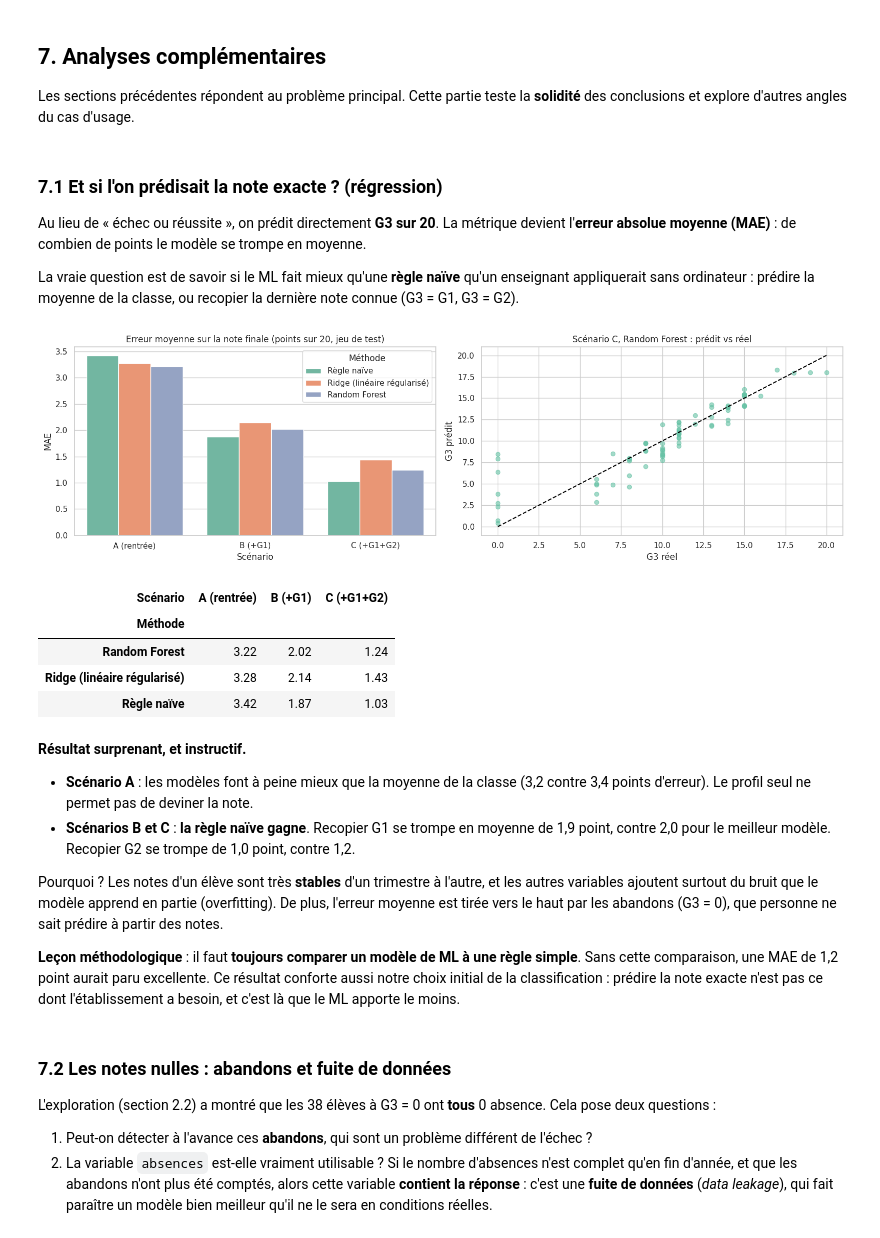
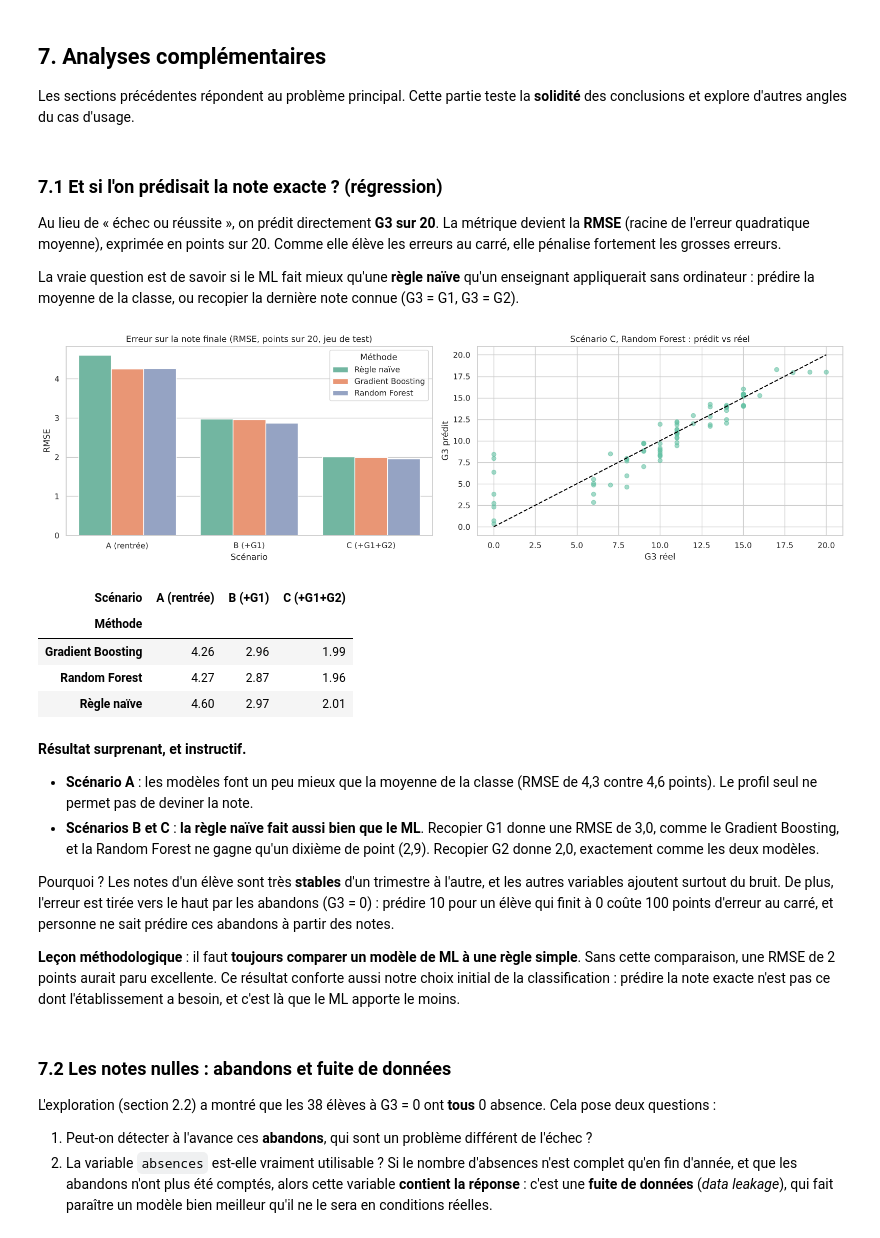
Before and after one commit to celinebuob64/project-ml, a Jupyter notebook: projet_ml_reussite_scolaire.ipynb, the cells around one changed output. Saved outputs shown, nothing was run; the diff lists cells and outputs as text; code cells hidden in the pictures.

```diff
--- a/projet_ml_reussite_scolaire.ipynb
+++ b/projet_ml_reussite_scolaire.ipynb
@@ -389,7 +397,7 @@ Cette courbe illustre le compromis biais-variance :
 On utilise **GridSearchCV** : chaque combinaison est évaluée par validation croisée à 5 plis, et on garde celle qui maximise le **F1** de la classe échec. Le jeu de test n'est **jamais** utilisé à cette étape.
 # %%
 grilles = {
-    "Régression logistique": (pipe_lr(), {"clf__C": [0.01, 0.03, 0.1, 0.3, 1, 3, 10]}),
+    "SVM": (pipe_svm(), {"clf__kernel": ["linear", "rbf"], "clf__C": [0.001, 0.01, 0.1, 1, 10]}),
     "Random Forest": (RandomForestClassifier(class_weight="balanced", random_state=SEED, n_jobs=-1),
                       {"n_estimators": [300], "max_depth": [3, 5, 8, None],
                        "min_samples_leaf": [1, 3, 5, 10], "max_features": ["sqrt", 0.5]}),
@@ -502,6 +518,8 @@ weighted avg      0.877     0.835     0.840        79
 Par défaut, un élève est signalé si sa probabilité d'échec dépasse 0,5. Mais l'école peut choisir ce seuil selon ses moyens : baisser le seuil augmente le rappel (moins d'élèves oubliés) au prix de plus de fausses alertes.
 # %%
 nom, m = finals["B (+G1)"]; cols = SCENARIOS["B (+G1)"]
+if not hasattr(m, "predict_proba"):  # le SVM ne donne pas de probabilité : on prend alors la Random Forest
+    nom, m = "Random Forest", meilleurs[("B (+G1)", "Random Forest")]
 proba = m.predict_proba(X_te[cols])[:, 1]
 seuils = np.arange(0.1, 0.91, 0.05)
 t = pd.DataFrame({"seuil": seuils,
@@ -523,9 +541,11 @@ Sur ce jeu de test, le rappel reste à 0,96 ou plus pour tout seuil entre 0,1 et
 # %%
 fig, ax = plt.subplots(1, 2, figsize=(16, 6))
 for a, scen in zip(ax, ["A (rentrée)", "B (+G1)"]):
-    nom, m = finals[scen]; cols = SCENARIOS[scen]
-    pi = permutation_importance(m, X_te[cols], y_te, scoring="roc_auc", n_repeats=30, random_state=SEED)
-    imp = pd.Series(pi.importances_mean, index=cols).sort_values().tail(12)
-    imp.plot.barh(ax=a, color="#8da0cb"); a.set_title(f"Scénario {scen} – {nom}\n(baisse d'AUC quand on mélange la variable)")
+    rf = meilleurs[(scen, "Random Forest")]; cols = SCENARIOS[scen]
+    imp = pd.Series(rf.feature_importances_, index=cols)
+    std = pd.Series(np.std([t.feature_importances_ for t in rf.estimators_], axis=0), index=cols)
+    top = imp.sort_values().tail(12)
+    top.plot.barh(ax=a, xerr=std[top.index], color="#8da0cb", capsize=3)
+    a.set_title(f"Scénario {scen} – Random Forest réglée\n(feature importance, barres = écart-type entre les arbres)")
 plt.tight_layout(); plt.show()
 # %% [output]
@@ -545,61 +565,64 @@ L'**importance par permutation** mesure de combien la performance chute quand on
 Les sections précédentes répondent au problème principal. Cette partie teste la **solidité** des conclusions et explore d'autres angles du cas d'usage.
 # %%
 from sklearn.base import clone
-from sklearn.linear_model import RidgeCV
 from sklearn.ensemble import RandomForestRegressor
-from sklearn.metrics import mean_absolute_error
-from sklearn.feature_selection import SelectKBest, f_classif
+from sklearn.metrics import mean_squared_error
+from sklearn.feature_selection import SelectFromModel
 from sklearn.tree import plot_tree
 
 def cv_score(m, X, yy, sc="f1"):
     r = cross_val_score(m, X, yy, cv=rcv, scoring=sc)
     return r.mean(), r.std()
 
+def rmse(y_vrai, y_pred):
+    return np.sqrt(mean_squared_error(y_vrai, y_pred))
+
 modele_A = finals["A (rentrée)"][1]
 modele_B = finals["B (+G1)"][1]
 # %% [markdown]
 ### 7.1 Et si l'on prédisait la note exacte ? (régression)
 
-Au lieu de « échec ou réussite », on prédit directement **G3 sur 20**. La métrique devient l'**erreur absolue moyenne (MAE)** : de combien de points le modèle se trompe en moyenne.
+Au lieu de « échec ou réussite », on prédit directement **G3 sur 20**. La métrique devient la **RMSE** (racine de l'erreur quadratique moyenne), exprimée en points sur 20. Comme elle élève les erreurs au carré, elle pénalise fortement les grosses erreurs.
 
 La vraie question est de savoir si le ML fait mieux qu'une **règle naïve** qu'un enseignant appliquerait sans ordinateur : prédire la moyenne de la classe, ou recopier la dernière note connue (G3 = G1, G3 = G2).
 # %%
+from sklearn.ensemble import GradientBoostingRegressor
 G3_tr, G3_te = df.loc[X_tr.index, "G3"], df.loc[X_te.index, "G3"]
 reg = []
 naifs = {"A (rentrée)": ("Moyenne de la classe", np.full(len(G3_te), G3_tr.mean())),
          "B (+G1)": ("Recopier G1", X_te["G1"]), "C (+G1+G2)": ("Recopier G2", X_te["G2"])}
 for scen, cols in SCENARIOS.items():
     nom_naif, pred_naif = naifs[scen]
-    reg.append({"Scénario": scen, "Méthode": "Règle naïve", "MAE": mean_absolute_error(G3_te, pred_naif), "détail": nom_naif})
-    for nom, m in [("Ridge (linéaire régularisé)", Pipeline([("sc", StandardScaler()), ("r", RidgeCV(alphas=np.logspace(-2, 3, 30)))])),
+    reg.append({"Scénario": scen, "Méthode": "Règle naïve", "RMSE": rmse(G3_te, pred_naif), "détail": nom_naif})
+    for nom, m in [("Gradient Boosting", GradientBoostingRegressor(max_depth=2, random_state=SEED)),
                    ("Random Forest", RandomForestRegressor(300, min_samples_leaf=3, random_state=SEED, n_jobs=-1))]:
-        m.fit(X_tr[cols], G3_tr); reg.append({"Scénario": scen, "Méthode": nom, "MAE": mean_absolute_error(G3_te, m.predict(X_te[cols])), "détail": ""})
+        m.fit(X_tr[cols], G3_tr); reg.append({"Scénario": scen, "Méthode": nom, "RMSE": rmse(G3_te, m.predict(X_te[cols])), "détail": ""})
     if scen == "C (+G1+G2)": rf_reg_C = m
 reg = pd.DataFrame(reg)
 
 fig, ax = plt.subplots(1, 2, figsize=(16, 4.8))
-sns.barplot(data=reg, x="Scénario", y="MAE", hue="Méthode", ax=ax[0])
-ax[0].set_title("Erreur moyenne sur la note finale (points sur 20, jeu de test)")
+sns.barplot(data=reg, x="Scénario", y="RMSE", hue="Méthode", ax=ax[0])
+ax[0].set_title("Erreur sur la note finale (RMSE, points sur 20, jeu de test)")
 p = rf_reg_C.predict(X_te[SCENARIOS["C (+G1+G2)"]])
 ax[1].scatter(G3_te, p, alpha=.6); ax[1].plot([0, 20], [0, 20], "k--")
 ax[1].set_xlabel("G3 réel"); ax[1].set_ylabel("G3 prédit"); ax[1].set_title("Scénario C, Random Forest : prédit vs réel")
 plt.tight_layout(); plt.show()
-reg.pivot(index="Méthode", columns="Scénario", values="MAE").round(2)
+reg.pivot(index="Méthode", columns="Scénario", values="RMSE").round(2)
 # %% [output]
-[figure, old version]
+[figure, new version]
 | Scénario | A (rentrée) | B (+G1) | C (+G1+G2) |
 | Méthode |  |  |  |
-| Random Forest | 3.22 | 2.02 | 1.24 |
-| Ridge (linéaire régularisé) | 3.28 | 2.14 | 1.43 |
-| Règle naïve | 3.42 | 1.87 | 1.03 |
+| Gradient Boosting | 4.26 | 2.96 | 1.99 |
+| Random Forest | 4.27 | 2.87 | 1.96 |
+| Règle naïve | 4.60 | 2.97 | 2.01 |
 # %% [markdown]
 **Résultat surprenant, et instructif.**
-- **Scénario A** : les modèles font à peine mieux que la moyenne de la classe (3,2 contre 3,4 points d'erreur). Le profil seul ne permet pas de deviner la note.
-- **Scénarios B et C** : **la règle naïve gagne**. Recopier G1 se trompe en moyenne de 1,9 point, contre 2,0 pour le meilleur modèle. Recopier G2 se trompe de 1,0 point, contre 1,2.
+- **Scénario A** : les modèles font un peu mieux que la moyenne de la classe (RMSE de 4,3 contre 4,6 points). Le profil seul ne permet pas de deviner la note.
+- **Scénarios B et C** : **la règle naïve fait aussi bien que le ML**. Recopier G1 donne une RMSE de 3,0, comme le Gradient Boosting, et la Random Forest ne gagne qu'un dixième de point (2,9). Recopier G2 donne 2,0, exactement comme les deux modèles.
 
-Pourquoi ? Les notes d'un élève sont très **stables** d'un trimestre à l'autre, et les autres variables ajoutent surtout du bruit que le modèle apprend en partie (overfitting). De plus, l'erreur moyenne est tirée vers le haut par les abandons (G3 = 0), que personne ne sait prédire à partir des notes.
+Pourquoi ? Les notes d'un élève sont très **stables** d'un trimestre à l'autre, et les autres variables ajoutent surtout du bruit. De plus, l'erreur est tirée vers le haut par les abandons (G3 = 0) : prédire 10 pour un élève qui finit à 0 coûte 100 points d'erreur au carré, et personne ne sait prédire ces abandons à partir des notes.
 
-**Leçon méthodologique** : il faut **toujours comparer un modèle de ML à une règle simple**. Sans cette comparaison, une MAE de 1,2 point aurait paru excellente. Ce résultat conforte aussi notre choix initial de la classification : prédire la note exacte n'est pas ce dont l'établissement a besoin, et c'est là que le ML apporte le moins.
+**Leçon méthodologique** : il faut **toujours comparer un modèle de ML à une règle simple**. Sans cette comparaison, une RMSE de 2 points aurait paru excellente. Ce résultat conforte aussi notre choix initial de la classification : prédire la note exacte n'est pas ce dont l'établissement a besoin, et c'est là que le ML apporte le moins.
 # %% [markdown]
 ### 7.2 Les notes nulles : abandons et fuite de données
 
```
Also changed, not shown: parts of 35 cells of this notebook.
